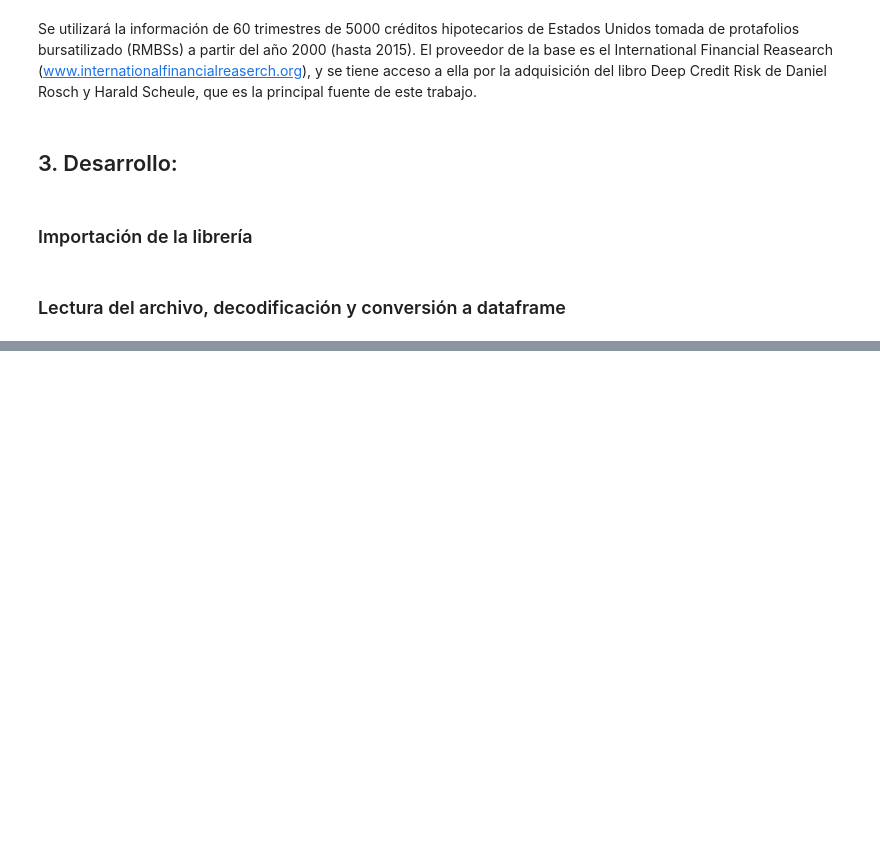
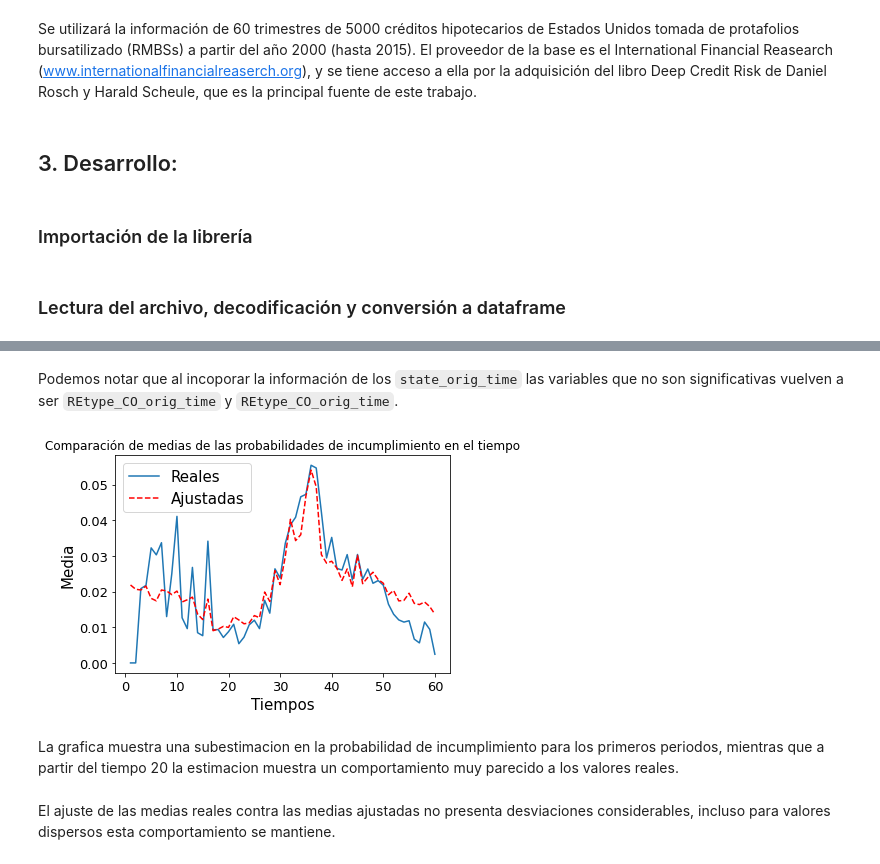
Before and after one commit to arenitss/Proyecto_Final_Analisis_Numerico_Computo_Cientifico, a Jupyter notebook: notebooks/PDS_tiempo.ipynb, the cells around one changed output, grey strips where cells are left out. Saved outputs shown, nothing was run; the diff lists cells and outputs as text; code cells hidden in the pictures; blank space fills up the shorter version.

```diff
--- a/notebooks/PDS_tiempo.ipynb
+++ b/notebooks/PDS_tiempo.ipynb
@@ -287,0 +117,5 @@ Z
+# %%
+defaultrates_states1 = modeling1.groupby(['time','state_orig_time'])['default_time'].mean().unstack(level=1).add_prefix('defaultrate_').fillna(0).reset_index(drop=False)
+scaler = StandardScaler()
+defaultrates_states = scaler.fit_transform(defaultrates_states1)
+cov = np.cov(defaultrates_states.T)
@@ -287,0 +124,5 @@ Z
+# %%
+eigenvalor,eigenvector = potencia(cov,MAX=1000)
+eigenvalor2,eigenvector2 = deflacion(cov,MAX=1000)
+cp1 = eigenvector@defaultrates_states.T
+cp2 = eigenvector2@defaultrates_states.T
@@ -287,0 +149,4 @@ Z
+# %%
+cpa = pd.DataFrame(pd.DataFrame([cp1,-cp2,defaultrates_states1['time']]).T)
+cpa = cpa.rename(columns={0:'cpa1',1:'cpa2',2:'time' })
+data_cpa = modeling1.merge(cpa,how='left')
@@ -287,0 +157,7 @@ Z
+# %%
+fitted_values_cpa , model_cpa = estim_prob(data_cpa,['default_time', 'balance_time','interest_rate_time',
+                                               'rate_time','hpi_time',
+                                               'gdp_time','uer_time','REtype_CO_orig_time','REtype_SF_orig_time',
+                                               'investor_orig_time','balance_orig_time','FICO_orig_time','LTV_orig_time',
+                                               'Interest_Rate_orig_time','hpi_orig_time','LTV_time',
+                                               'cpa1','cpa2'])
@@ -287,0 +209,10 @@ Z
+# %% [markdown]
+Podemos notar que al incoporar la información de los `state_orig_time` las variables que no son significativas vuelven a ser `REtype_CO_orig_time` y `REtype_CO_orig_time`.
+# %%
+PD_logit_model_cpa = pd.DataFrame(fitted_values_cpa, columns=['PD_logit_model'])
+data2_cpa = pd.merge(modeling1[['default_time','time']],PD_logit_model_cpa, right_index=True, left_index=True)
+grafica_medias(data2_cpa.PD_logit_model, data2_cpa.default_time, data2_cpa.time)
+# %% [output]
+[figure, added]
+# %% [markdown]
+La grafica muestra una subestimacion en la probabilidad de incumplimiento para los primeros periodos, mientras que a partir del tiempo 20 la estimacion muestra un comportamiento muy parecido a los valores reales.
@@ -287,0 +221,2 @@ Z
+# %% [markdown]
+El ajuste de las medias reales contra las medias ajustadas no presenta desviaciones considerables, incluso para valores dispersos esta comportamiento se mantiene.
```
Also changed, not shown: parts of 91 cells of this notebook.
